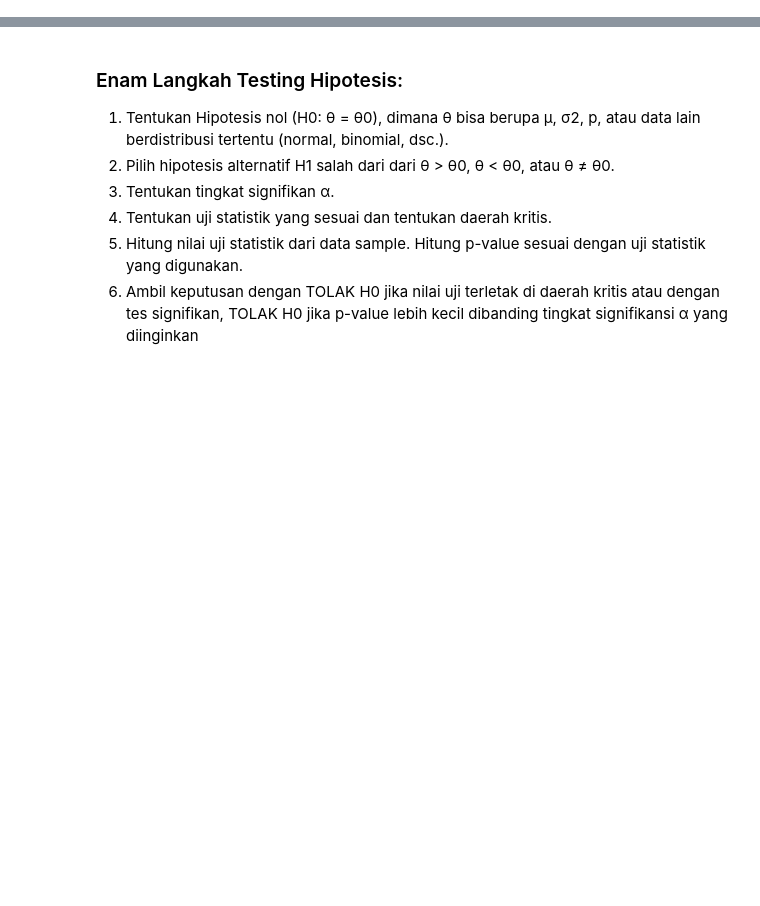
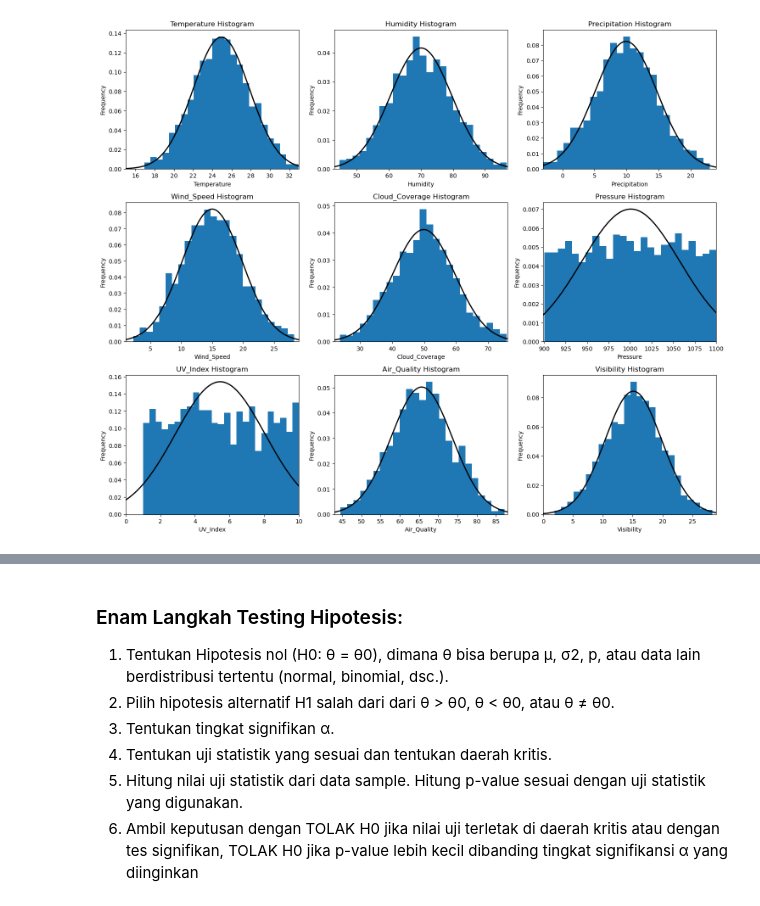
Before and after one commit to Indraswara/Tubes_Probstat, a Jupyter notebook: weather.ipynb, the cells around one changed output, grey strips where cells are left out. Cells and saved outputs as stored; diff of their text form; code cells hidden in the pictures; blank space fills up the shorter version.

```diff
--- a/weather.ipynb
+++ b/weather.ipynb
@@ -209,0 +210,35 @@ data
+# %%
+# Soal 4
+
+import scipy
+
+rows = 4
+cols = 3
+
+fig = plt.figure(figsize=(15, rows * 4))
+gs = gridspec.GridSpec(rows, cols, figure=fig)
+plot_idx = 0
+
+for column in numerical_columns:
+    # Histogram
+    mu, std = scipy.stats.norm.fit(data[column])
+    xmin = int(np.min(data[column]))-1
+    xmax = int(np.max(data[column]))+1
+    ax = fig.add_subplot(gs[plot_idx // cols, plot_idx % cols])
+    ax.hist(data[column], bins=25, density=True)
+
+    # Tambah garis visualisasi distribusi normal
+    ax.set_xlim(xmin, xmax)
+    x = np.linspace(xmin, xmax, 1000)
+    p = scipy.stats.norm.pdf(x, mu, std)
+    ax.plot(x, p, 'k', linewidth=2)
+
+    ax.set_title(f'{column} Histogram')
+    ax.set_xlabel(column)
+    ax.set_ylabel('Frequency')
+    plot_idx += 1
+
+fig.tight_layout()
+plt.show()
+# %% [output]
+[figure, added]
```
Also changed, not shown: parts of 15 cells of this notebook.
